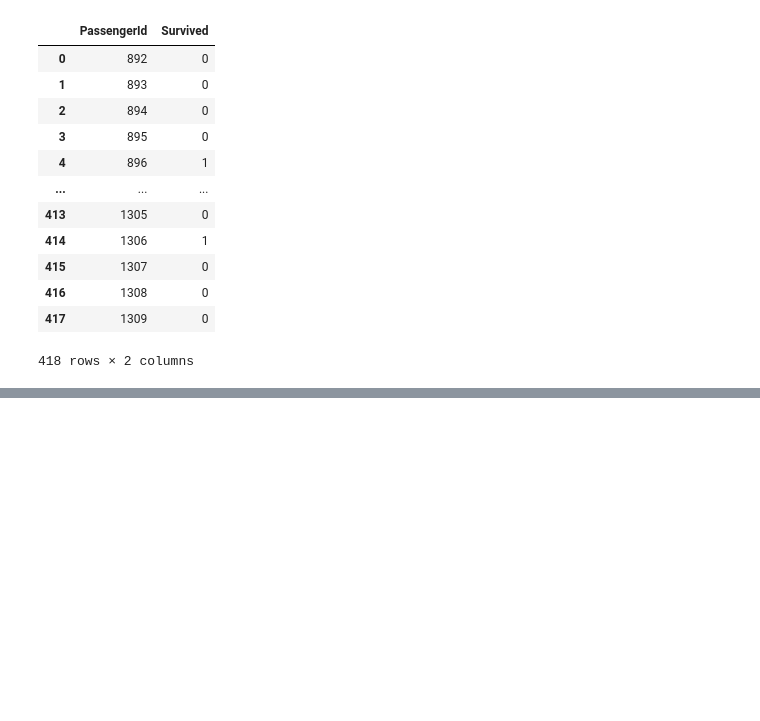
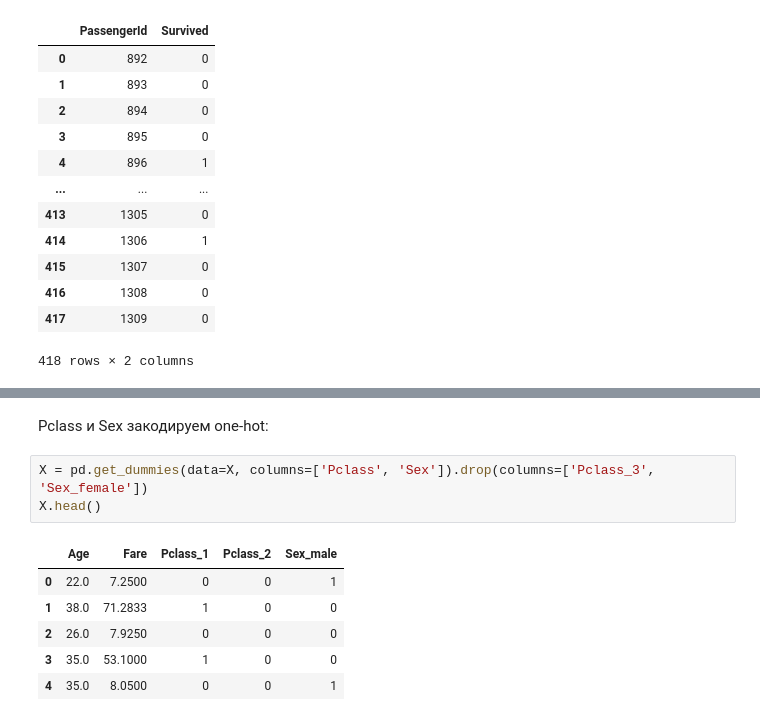
Before and after one commit to shehamane/kurilib-ml, a Jupyter notebook: titanic.ipynb, the cells around one changed output, grey strips where cells are left out. Cells and saved outputs as stored; diff of their text form; blank space fills up the shorter version.

```diff
--- a/titanic.ipynb
+++ b/titanic.ipynb
@@ -458,0 +487,12 @@ predicts_df
+# %% [markdown]
+Pclass и Sex закодируем one-hot:
+# %%
+X = pd.get_dummies(data=X, columns=['Pclass', 'Sex']).drop(columns=['Pclass_3', 'Sex_female'])
+X.head()
+# %% [output]
+|  | Age | Fare | Pclass_1 | Pclass_2 | Sex_male |
+| 0 | 22.0 | 7.2500 | 0 | 0 | 1 |
+| 1 | 38.0 | 71.2833 | 1 | 0 | 0 |
+| 2 | 26.0 | 7.9250 | 0 | 0 | 0 |
+| 3 | 35.0 | 53.1000 | 1 | 0 | 0 |
+| 4 | 35.0 | 8.0500 | 0 | 0 | 1 |
```
Also changed, not shown: parts of 12 cells of this notebook, 21 other files.
